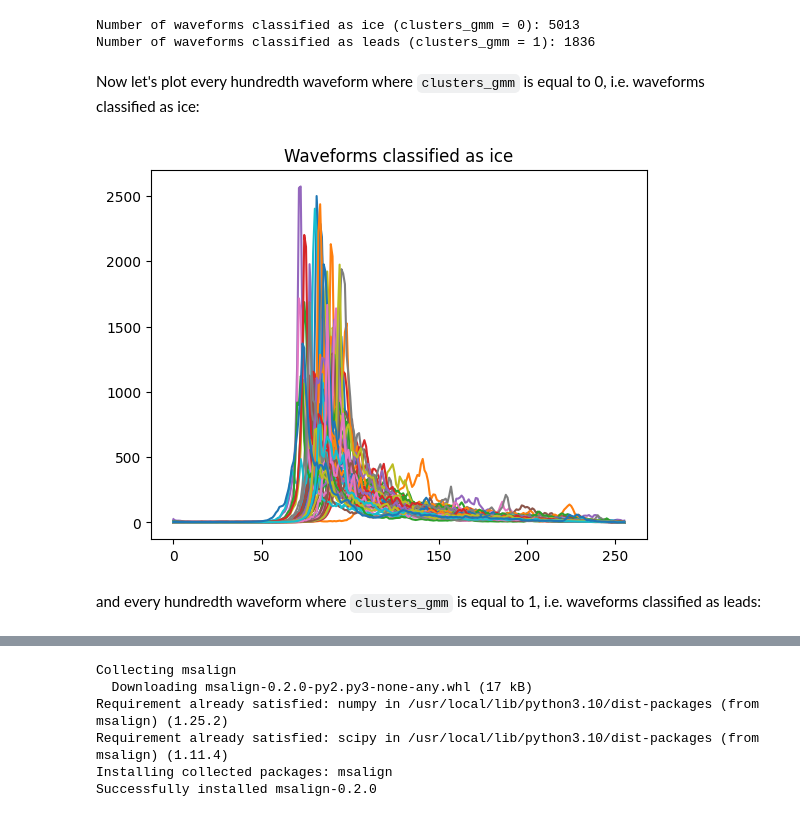
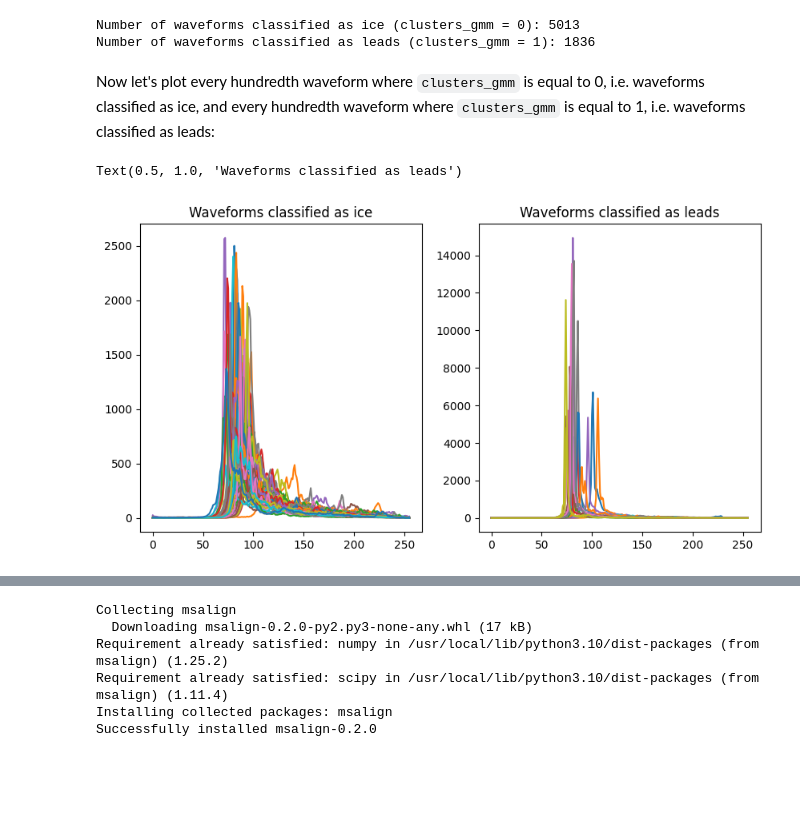
Before and after one commit to rhtweedie/ai4eo-week-4, a Jupyter notebook: classifying_echoes.ipynb, the cells around one changed output, grey strips where cells are left out. Drawn from its saved outputs; the diff is of its cells as text; code cells hidden in the pictures; blank space fills up the shorter version.

```diff
--- a/classifying_echoes.ipynb
+++ b/classifying_echoes.ipynb
@@ -328,9 +319,15 @@ There are 6,849 waveforms in `waves_cleaned`. Let's now plot every hundredth wav
 # %%
+fig, (ax1, ax2) = plt.subplots(1, 2, figsize = (10,5))
+
 functions_to_plot = waves[~np.isnan(data_normalized).any(axis=1)][(flag_cleaned==1)][::100]
-
 # Plot each function
 for i, function in enumerate(functions_to_plot):
-    plt.plot(function/np.sum(function))
-plt.title('Waveforms with a flag of 1')
-plt.show()
+    ax1.plot(function/np.sum(function))
+ax1.set_title('Waveforms with a flag of 1 (sea ice)')
+
+functions_to_plot = waves[~np.isnan(data_normalized).any(axis=1)][(flag_cleaned==2)][::100]
+# Plot each function
+for i, function in enumerate(functions_to_plot):
+    ax2.plot(function/np.sum(function))
+ax2.set_title('Waveforms with a flag of 2 (lead)')
 # %% [output]
@@ -340,8 +335,0 @@ And every hundredth with a flag of two (leads):
-# %%
-functions_to_plot = waves[~np.isnan(data_normalized).any(axis=1)][(flag_cleaned==2)][::100]
-
-# Plot each function
-for i, function in enumerate(functions_to_plot):
-    plt.plot(function/np.sum(function))
-plt.title('Waveforms with a flag of 2')
-plt.show()
@@ -401,16 +376,21 @@ print(f'Number of waveforms classified as leads (clusters_gmm = 1): {class_count
 Number of waveforms classified as ice (clusters_gmm = 0): 5013
 Number of waveforms classified as leads (clusters_gmm = 1): 1836
 # %% [markdown]
-Now let's plot every hundredth waveform where `clusters_gmm` is equal to 0, i.e. waveforms classified as ice:
+Now let's plot every hundredth waveform where `clusters_gmm` is equal to 0, i.e. waveforms classified as ice, and every hundredth waveform where `clusters_gmm` is equal to 1, i.e. waveforms classified as leads:
 # %%
+fig, (ax1, ax2) = plt.subplots(1, 2, figsize = (10,5))
+
 functions_to_plot = waves_cleaned[clusters_gmm == 0][::100]
-
 # plot each function
 for i, function in enumerate(functions_to_plot):
-    plt.plot(function)
-plt.title('Waveforms classified as ice')
-plt.show()
+    ax1.plot(function)
+ax1.set_title('Waveforms classified as ice')
+
+functions_to_plot = waves_cleaned[clusters_gmm == 1][::100]
+# plot each function
+for i, function in enumerate(functions_to_plot):
+    ax2.plot(function)
+ax2.set_title('Waveforms classified as leads')
 # %% [output]
+Text(0.5, 1.0, 'Waveforms classified as leads')
-[figure, old version]
+[figure, new version]
-# %% [markdown]
-and every hundredth waveform where `clusters_gmm` is equal to 1, i.e. waveforms classified as leads:
```
Also changed, not shown: parts of 24 cells of this notebook.
